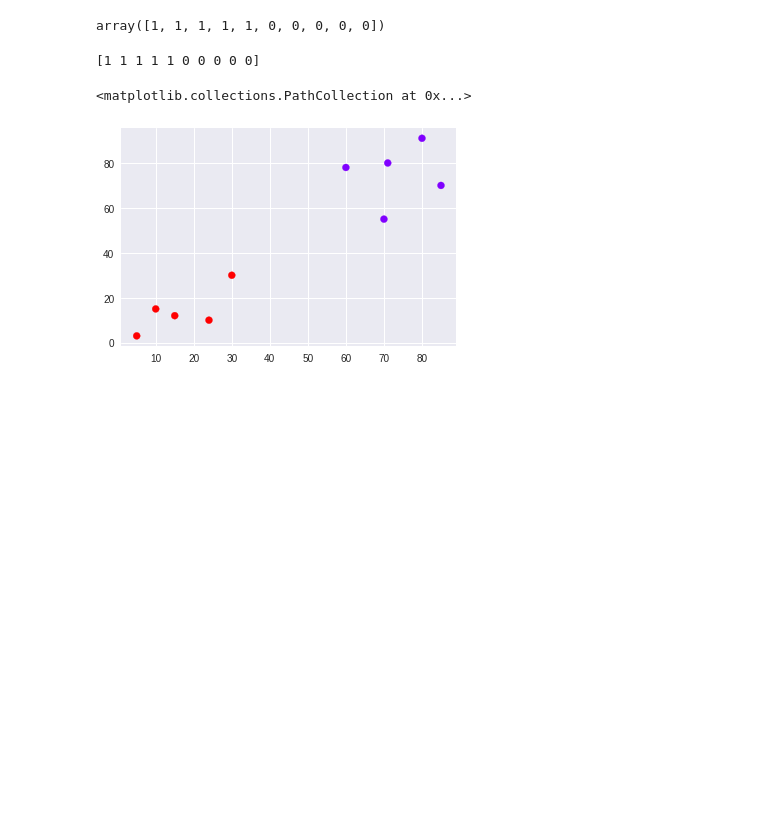
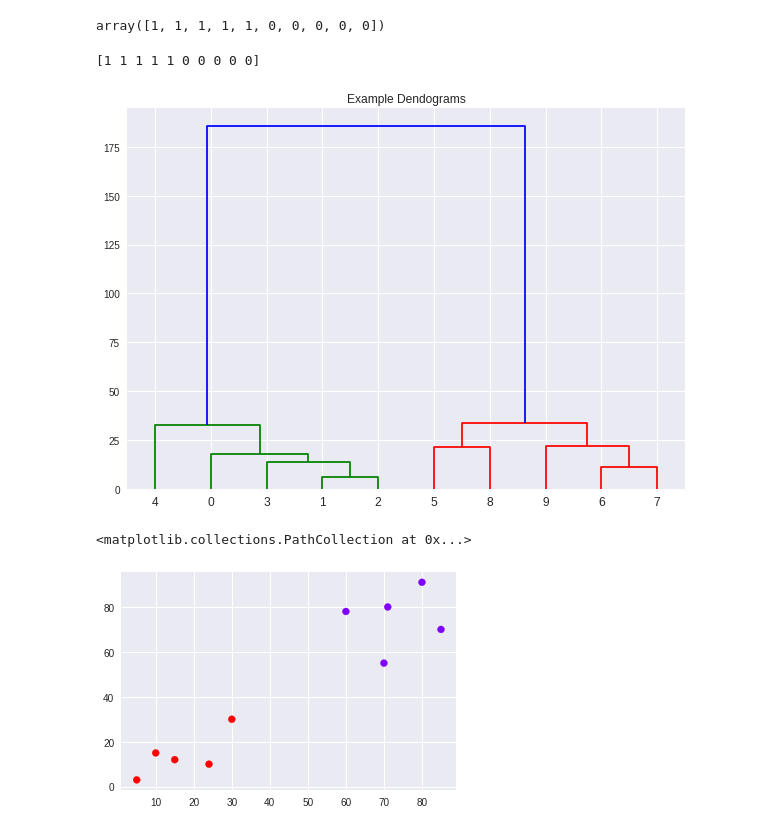
Before and after one commit to decoderkurt/DataLit_week8_hierarchical_clustering, a Jupyter notebook: DataLit_week8_hierarchical_clustering.ipynb, the cells around one changed output. Drawn from its saved outputs; the diff is of its cells as text; code cells hidden in the pictures; blank space fills up the shorter version.

```diff
--- a/DataLit_week8_hierarchical_clustering.ipynb
+++ b/DataLit_week8_hierarchical_clustering.ipynb
@@ -27,6 +27,14 @@ array([1, 1, 1, 1, 1, 0, 0, 0, 0, 0])
 print(cluster.labels_)
 # %% [output]
 [1 1 1 1 1 0 0 0 0 0]
+# %%
+import scipy.cluster.hierarchy as shc
+
+plt.figure(figsize=(10, 7))
+plt.title("Example Dendograms")
+dend = shc.dendrogram(shc.linkage(X, method='ward'))
+# %% [output]
+[figure, added]
 # %%
 plt.scatter(X[:,0],X[:,1], c=cluster.labels_, cmap='rainbow')
 # %% [output]
```
Also changed, not shown: parts of 8 cells of this notebook.
